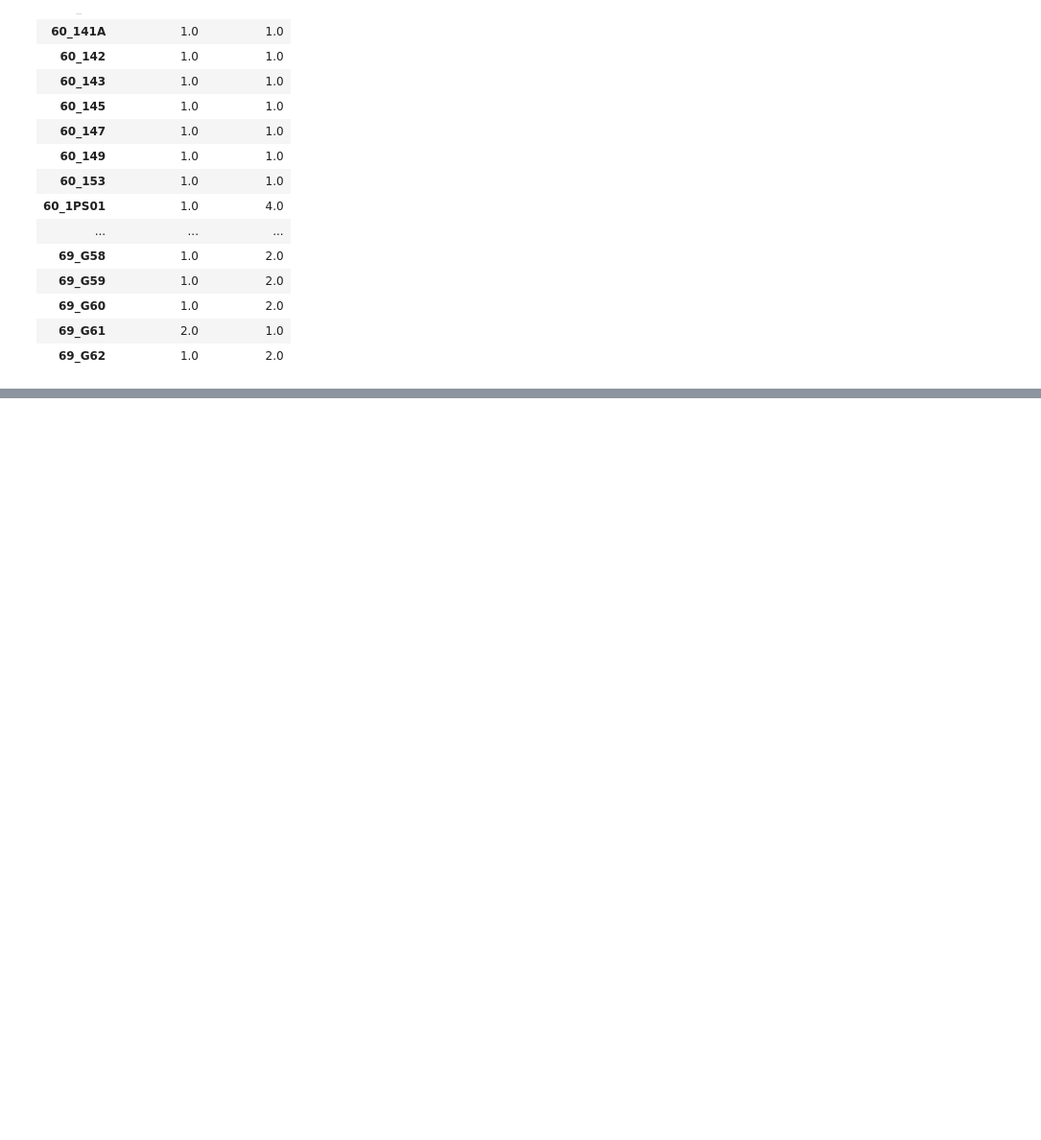
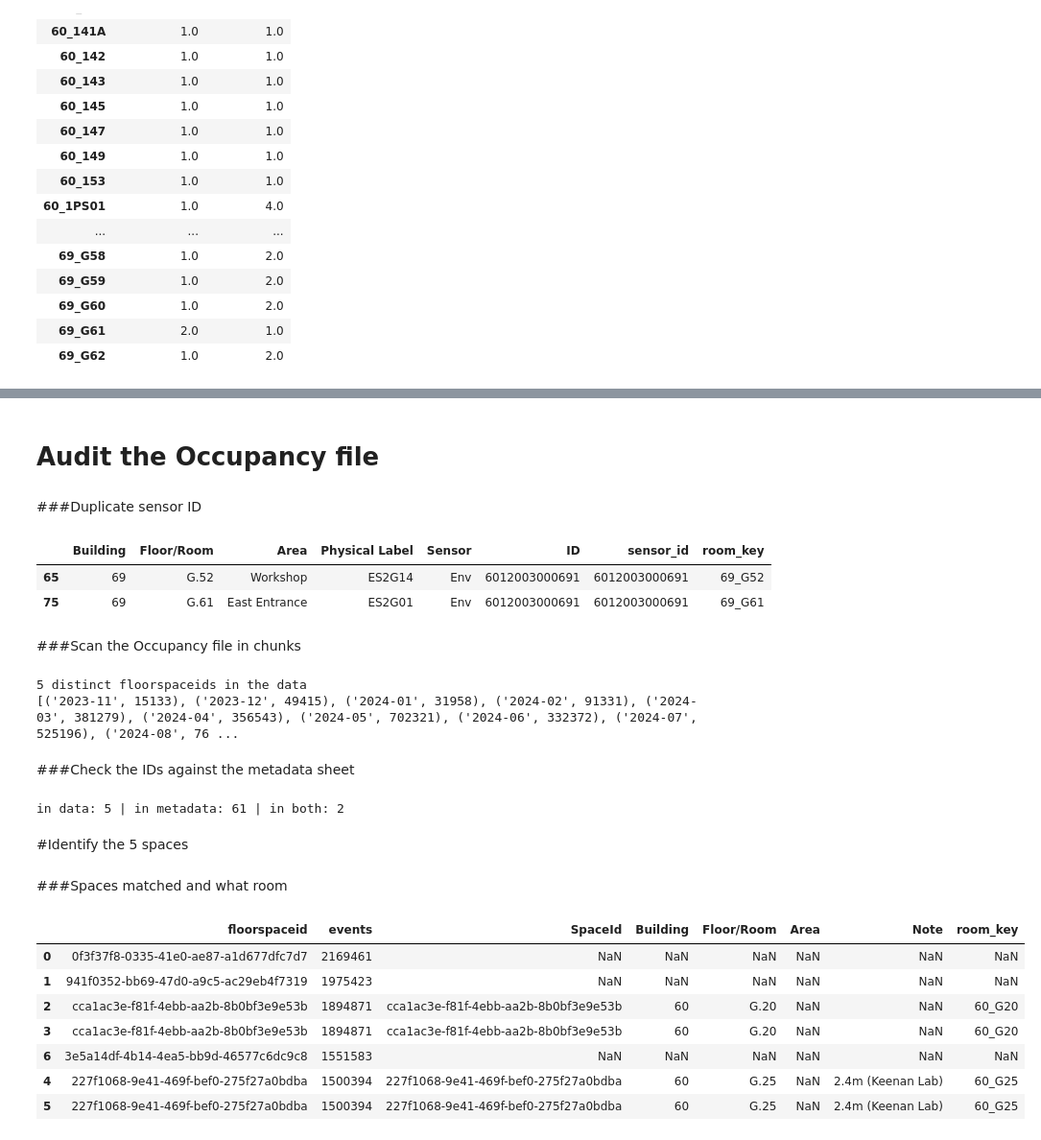
Before and after one commit to bwuu0042/Occupancy-Gap-Reconstruction, a Jupyter notebook: notebooks/00_project_log.ipynb, the cells around one changed output, grey strips where cells are left out. Shown at 96% size. Cells and saved outputs as stored; diff of their text form; code cells hidden in the pictures; blank space fills up the shorter version.

```diff
--- a/notebooks/00_project_log.ipynb
+++ b/notebooks/00_project_log.ipynb
@@ -233,0 +221,58 @@ Fast-forward
+# %% [markdown]
+# Audit the Occupancy file
+# %% [markdown]
+###Duplicate sensor ID
+# %%
+env_meta[env_meta["sensor_id"].duplicated(keep=False)]
+# %% [output]
+|  | Building | Floor/Room | Area | Physical Label | Sensor | ID | sensor_id | room_key |
+| 65 | 69 | G.52 | Workshop | ES2G14 | Env | 6012003000691 | 6012003000691 | 69_G52 |
+| 75 | 69 | G.61 | East Entrance | ES2G01 | Env | 6012003000691 | 6012003000691 | 69_G61 |
+# %% [markdown]
+###Scan the Occupancy file in chunks
+# %%
+from collections import Counter
+
+space_counts = Counter()
+month_counts = Counter()
+
+for chunk in pd.read_csv(OCC_ZIP, usecols=["floorspaceid", "collecteddate"],
+                         dtype=str, chunksize=500_000):
+    space_counts.update(chunk["floorspaceid"].value_counts().to_dict())
+    t = pd.to_datetime(chunk["collecteddate"], utc=True, errors="coerce")
+    month_counts.update(t.dt.strftime("%Y-%m").value_counts().to_dict())
+
+print(len(space_counts), "distinct floorspaceids in the data")
+print(sorted(month_counts.items()))
+# %% [output]
+5 distinct floorspaceids in the data
+[('2023-11', 15133), ('2023-12', 49415), ('2024-01', 31958), ('2024-02', 91331), ('2024-03', 381279), ('2024-04', 356543), ('2024-05', 702321), ('2024-06', 332372), ('2024-07', 525196), ('2024-08', 76 ...
+# %% [markdown]
+###Check the IDs against the metadata sheet
+# %%
+meta_ids = set(occ_meta["SpaceId"].dropna())
+data_ids = set(space_counts)
+print("in data:", len(data_ids), "| in metadata:", len(meta_ids),
+      "| in both:", len(data_ids & meta_ids))
+# %% [output]
+in data: 5 | in metadata: 61 | in both: 2
+# %% [markdown]
+#Identify the 5 spaces
+# %% [markdown]
+###Spaces matched and what room
+# %%
+space_table = (pd.Series(space_counts, name="events")
+               .rename_axis("floorspaceid").reset_index()
+               .merge(occ_meta[["SpaceId", "Building", "Floor/Room", "Area", "Note", "room_key"]],
+                      left_on="floorspaceid", right_on="SpaceId", how="left")
+               .sort_values("events", ascending=False))
+space_table
+# %% [output]
+|  | floorspaceid | events | SpaceId | Building | Floor/Room | Area | Note | room_key |
+| 0 | 0f3f37f8-0335-41e0-ae87-a1d677dfc7d7 | 2169461 | NaN | NaN | NaN | NaN | NaN | NaN |
+| 1 | 941f0352-bb69-47d0-a9c5-ac29eb4f7319 | 1975423 | NaN | NaN | NaN | NaN | NaN | NaN |
+| 2 | cca1ac3e-f81f-4ebb-aa2b-8b0bf3e9e53b | 1894871 | cca1ac3e-f81f-4ebb-aa2b-8b0bf3e9e53b | 60 | G.20 | NaN | NaN | 60_G20 |
+| 3 | cca1ac3e-f81f-4ebb-aa2b-8b0bf3e9e53b | 1894871 | cca1ac3e-f81f-4ebb-aa2b-8b0bf3e9e53b | 60 | G.20 | NaN | NaN | 60_G20 |
+| 6 | 3e5a14df-4b14-4ea5-bb9d-46577c6dc9c8 | 1551583 | NaN | NaN | NaN | NaN | NaN | NaN |
+| 4 | 227f1068-9e41-469f-bef0-275f27a0bdba | 1500394 | 227f1068-9e41-469f-bef0-275f27a0bdba | 60 | G.25 | NaN | 2.4m (Keenan Lab) | 60_G25 |
+| 5 | 227f1068-9e41-469f-bef0-275f27a0bdba | 1500394 | 227f1068-9e41-469f-bef0-275f27a0bdba | 60 | G.25 | NaN | 2.4m (Keenan Lab) | 60_G25 |
```
Also changed, not shown: parts of 10 cells of this notebook.
